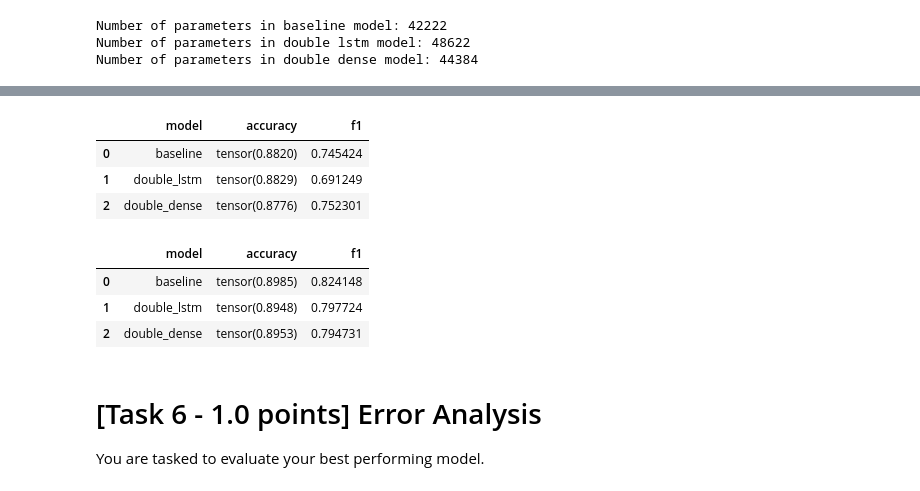
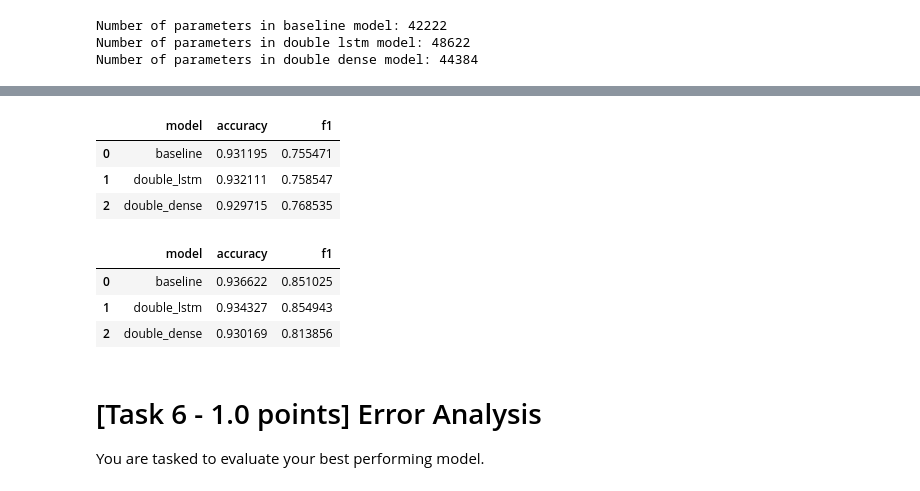
Before and after one commit to AndreaZecca/NLP-assignments, a Jupyter notebook: Assignment-1/Assignment1.ipynb, the cells around one changed output, grey strips where cells are left out. Drawn from its saved outputs; the diff is of its cells as text; code cells hidden in the pictures.

```diff
--- a/Assignment-1/Assignment1.ipynb
+++ b/Assignment-1/Assignment1.ipynb
@@ -72,7 +72,7 @@ NUMBER = False
 NUM_RE = r"(\d*\,)?\d+.\d*"
 NUM_TOKEN = '<num>'
 
-NER = True
+NER = False
 NER_TOKEN = {
     'CARDINAL' : '<num>',
     'ORG' : '<org>',
@@ -84,7 +84,7 @@ PAD_INDEX = 0
 PAD_TOKEN = '<pad>'
 
 EMBEDDING_DIMENSION = 300
-OOV_EMBEDDING_TYPE = 'random' # either "mean" or "random"
+OOV_EMBEDDING_TYPE = 'mean' # either "mean" or "random"
 MEAN_EMBEDDING_WINDOW = 1
 FIXED_OOV = False
 FIXED_OOV_VECTOR = np.random.uniform(low=-0.05, high=0.05, size=EMBEDDING_DIMENSION)
@@ -712,6 +724,9 @@ def train(model, epochs, loss_function, dataloader, val_dataloader, optimizer, s
 
         total_epoch_val_loss = 0
 
+        # TODO: va qui?
+        model.eval()
+
         for sentences, pos, s_len in val_dataloader:
             tensor_sentences = [torch.LongTensor(s) for s in sentences]
             tensor_pos = [torch.LongTensor(p) for p in pos]
@@ -919,20 +934,20 @@ Train epoch [40/40] loss: 46.60 time: 7.64s
 # %%
 baseline_accuracy_val, baseline_f1_val, baseline_pred_val, baseline_targ_val = evaluate(best_baseline_model, loss_function_baseline, val_dl, verbose=False)
 double_lstm_accuracy_val, double_lstm_f1_val, double_lstm_pred_val, double_lstm_targ_val = evaluate(best_double_lstm_model, loss_double_lstm, val_dl, verbose=False)
 double_dense_accuracy_val, double_dense_f1_val, double_dense_pred_val, double_dense_targ_val = evaluate(best_double_dense_model, loss_double_dense, val_dl, verbose=False)
 
 
 results = pd.DataFrame(columns=['model','accuracy','f1'])
-results.loc[0] = ['baseline', baseline_accuracy_val, baseline_f1_val]
-results.loc[1] = ['double_lstm', double_lstm_accuracy_val, double_lstm_f1_val]
-results.loc[2] = ['double_dense', double_dense_accuracy_val, double_dense_f1_val]
+results.loc[0] = ['baseline', baseline_accuracy_val.item(), baseline_f1_val]
+results.loc[1] = ['double_lstm', double_lstm_accuracy_val.item(), double_lstm_f1_val]
+results.loc[2] = ['double_dense', double_dense_accuracy_val.item(), double_dense_f1_val]
 
 results
 # %% [output]
 |  | model | accuracy | f1 |
-| 0 | baseline | tensor(0.8820) | 0.745424 |
-| 1 | double_lstm | tensor(0.8829) | 0.691249 |
-| 2 | double_dense | tensor(0.8776) | 0.752301 |
+| 0 | baseline | 0.931195 | 0.755471 |
+| 1 | double_lstm | 0.932111 | 0.758547 |
+| 2 | double_dense | 0.929715 | 0.768535 |
 # %%
 baseline_accuracy_test, baseline_f1_test, baseline_pred_test, baseline_targ_test = evaluate(best_baseline_model, loss_function_baseline, test_dl, verbose=False)
 double_lstm_accuracy_test, double_lstm_f1_test, double_lstm_pred_test, double_lstm_targ_test = evaluate(best_double_lstm_model, loss_double_lstm, test_dl, verbose=False)
@@ -940,16 +955,16 @@ double_dense_accuracy_test, double_dense_f1_test, double_dense_pred_test, double
 
 
 results = pd.DataFrame(columns=['model','accuracy','f1'])
-results.loc[0] = ['baseline', baseline_accuracy_test, baseline_f1_test]
-results.loc[1] = ['double_lstm', double_lstm_accuracy_test, double_lstm_f1_test]
-results.loc[2] = ['double_dense', double_dense_accuracy_test, double_dense_f1_test]
+results.loc[0] = ['baseline', baseline_accuracy_test.item(), baseline_f1_test]
+results.loc[1] = ['double_lstm', double_lstm_accuracy_test.item(), double_lstm_f1_test]
+results.loc[2] = ['double_dense', double_dense_accuracy_test.item(), double_dense_f1_test]
 
 results
 # %% [output]
 |  | model | accuracy | f1 |
-| 0 | baseline | tensor(0.8985) | 0.824148 |
-| 1 | double_lstm | tensor(0.8948) | 0.797724 |
-| 2 | double_dense | tensor(0.8953) | 0.794731 |
+| 0 | baseline | 0.936622 | 0.851025 |
+| 1 | double_lstm | 0.934327 | 0.854943 |
+| 2 | double_dense | 0.930169 | 0.813856 |
 # %%
 save_model(best_baseline_model, 'baseline')
 save_model(best_double_lstm_model, 'doublelstm')
```
Also changed, not shown: parts of 8 cells of this notebook.
